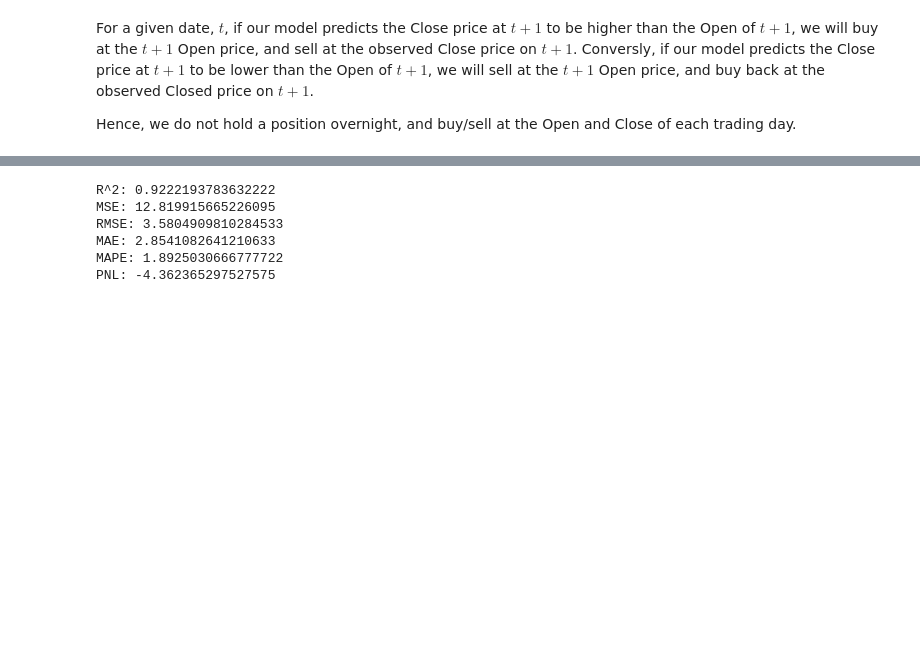
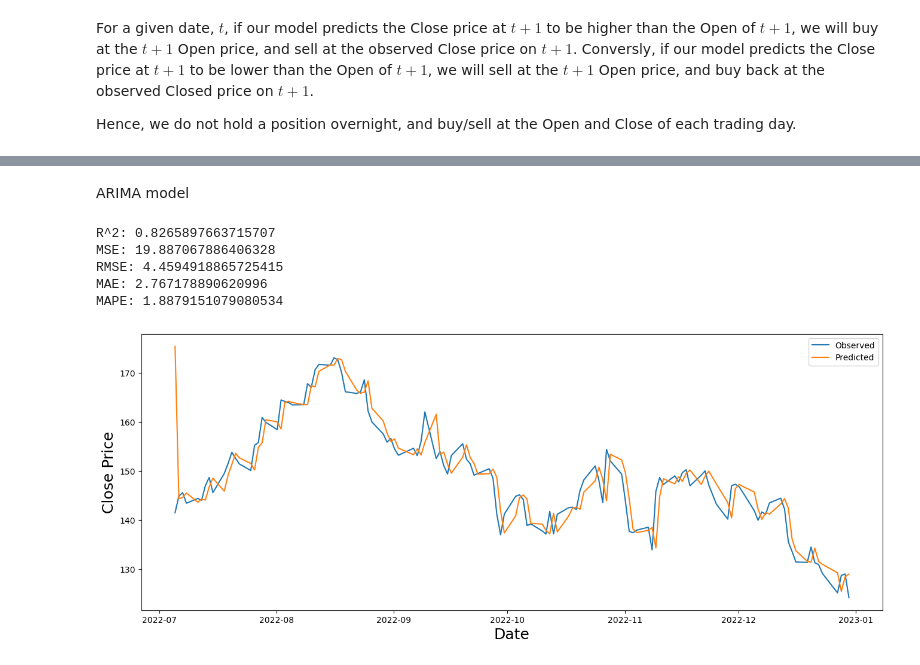
Before and after one commit to luo-simon/stock-predictions, a Jupyter notebook: src/trading/trading.ipynb, the cells around one changed output, grey strips where cells are left out. Saved outputs shown, nothing was run; the diff lists cells and outputs as text; code cells hidden in the pictures; blank space fills up the shorter version.

```diff
--- a/src/trading/trading.ipynb
+++ b/src/trading/trading.ipynb
@@ -38,12 +90,14 @@ PNL: -1.8655794875161718
+# %% [markdown]
+ARIMA model
 # %%
-preds, obs = model_1(df)
-evaluate(preds, obs, verbose=True)
+import src.models.ARIMA.train
+preds, obs = src.models.ARIMA.train.train()
 pnl = trade(df, preds, verbose=False)
 print(f"PNL: {pnl}")
 # %% [output]
-R^2: 0.9222193783632222
-MSE: 12.819915665226095
-RMSE: 3.5804909810284533
-MAE: 2.8541082641210633
-MAPE: 1.8925030666777722
-PNL: -4.362365297527575
+R^2: 0.8265897663715707
+MSE: 19.887067886406328
+RMSE: 4.4594918865725415
+MAE: 2.767178890620996
+MAPE: 1.8879151079080534
+[figure, added]
```
Also changed, not shown: parts of 16 cells of this notebook, 12 other files.
